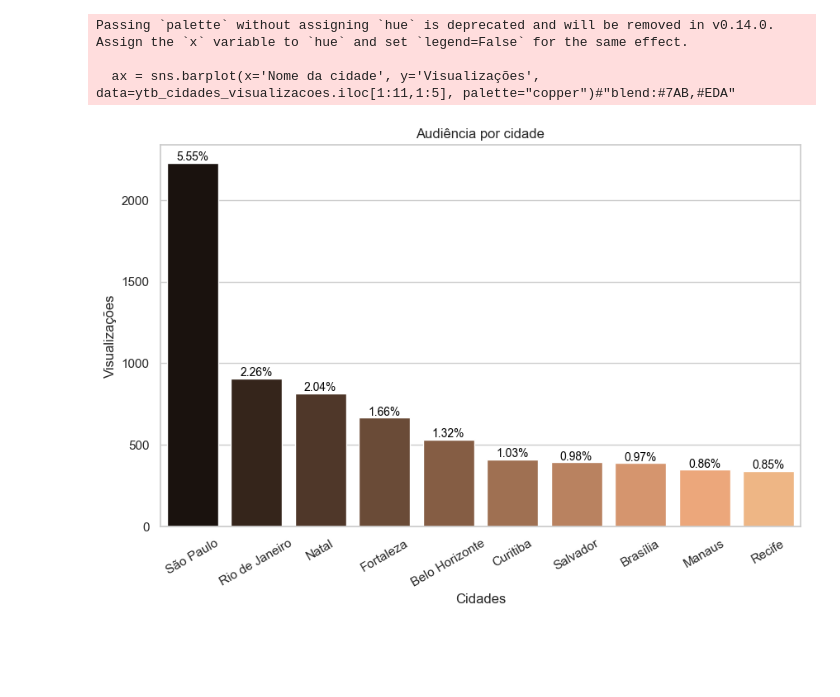
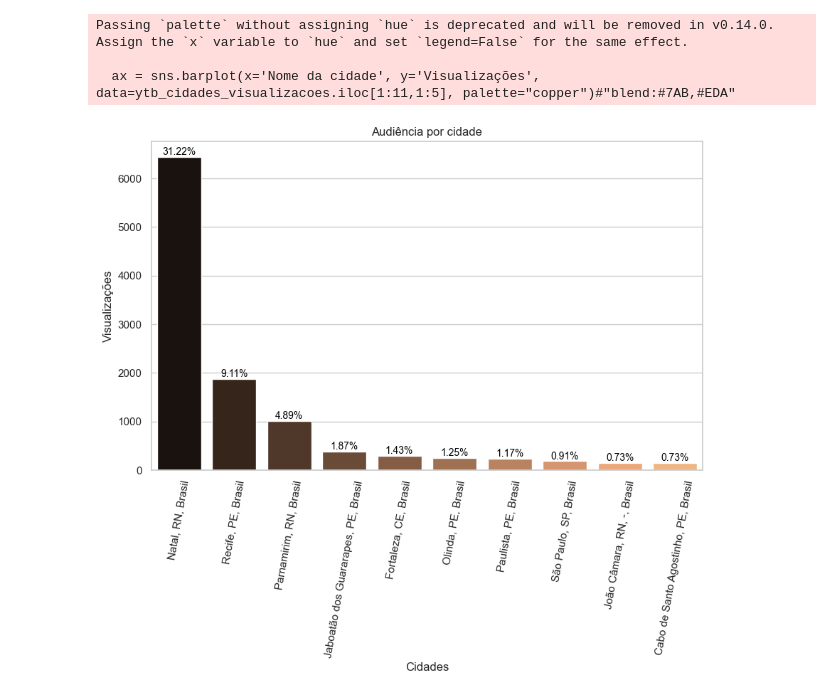
Before and after one commit to alisson002/Relat-rios-TN-e-JPN_Python, a Jupyter notebook: semanal/jpn/JPNgraficosPythonSemanal.ipynb, the cells around one changed output. Cells and saved outputs as stored; diff of their text form; code cells hidden in the pictures; blank space fills up the shorter version.

```diff
--- a/semanal/jpn/JPNgraficosPythonSemanal.ipynb
+++ b/semanal/jpn/JPNgraficosPythonSemanal.ipynb
@@ -22,16 +23,16 @@ Ações: Exportar (dropdown) >>> Exportar como csv
 
 
 
-idade = pd.read_csv(fr"C:\Users\{path_aliss}\Documents\Repositórios\csv\JPN\Público.csv", skiprows= 13, encoding='utf-16')
+idade = pd.read_csv(fr"C:\Users\{path_aliss}\Documents\Repositórios\csv\JPNsemanal\Público.csv", skiprows= 13, encoding='utf-16')
 
-idade3 = pd.read_csv(fr"C:\Users\{path_aliss}\Documents\Repositórios\csv\JPN\Público.csv", skiprows= 13, encoding='utf-16')
+idade3 = pd.read_csv(fr"C:\Users\{path_aliss}\Documents\Repositórios\csv\JPNsemanal\Público.csv", skiprows= 13, encoding='utf-16')
 
 idadeIG = idade3.iloc[0:6]
 
 idade['m_ig'] = idadeIG['Mulheres'].apply(lambda x: x.split('%')[-2].replace(',', '.')).astype('float')
 idade['h_ig'] = idadeIG['Homens'].apply(lambda x: x.split('%')[-2].replace(',', '.')).astype('float')
 
-followersIG = pd.read_csv(fr"C:\Users\{path_aliss}\Documents\Repositórios\csv\JPN\Público.csv", skiprows= 5, encoding='utf-16', delimiter=';')
+followersIG = pd.read_csv(fr"C:\Users\{path_aliss}\Documents\Repositórios\csv\JPNsemanal\Público.csv", skiprows= 5, encoding='utf-16', delimiter=';')
 
 IG_followers = followersIG[1:2]
 
@@ -93,13 +94,13 @@ CAMINHO: Insights (barra lateral) >>> Público (menu lateral) >>>
 
 Ações: Exportar (dropdown) >>> Exportar como csv
 '''
-cidadesIG = pd.read_csv(fr"C:\Users\{path_aliss}\Documents\Repositórios\csv\JPN\Público.csv", skiprows=25, encoding='utf-16')
+cidadesIG = pd.read_csv(fr"C:\Users\{path_aliss}\Documents\Repositórios\csv\JPNsemanal\Público.csv", skiprows=25, encoding='utf-16')
 
 cidadesIG = cidadesIG.iloc[0:5]
 
 cidadesIG['Valor'] = cidadesIG['Valor'].apply(lambda x: x.split('%')[-2].replace(',', '.')).astype('float')
 
-followersIG = pd.read_csv(fr"C:\Users\{path_aliss}\Documents\Repositórios\csv\JPN\Público.csv", skiprows= 5, encoding='utf-16', delimiter=';')
+followersIG = pd.read_csv(fr"C:\Users\{path_aliss}\Documents\Repositórios\csv\JPNsemanal\Público.csv", skiprows= 5, encoding='utf-16', delimiter=';')
 
 IG_followers = followersIG[1:2]
 
@@ -517,9 +517,9 @@ Ações: Idade do espectador (menu de linha) >>> icone de download* (Exportar a
 
 '''
 
-ytb_idade_visualizações = pd.read_csv(fr'C:\Users\{path_aliss}\Documents\Repositórios\csv\TNsemanal\idadeytb.csv')
+ytb_idade_visualizações = pd.read_csv(fr'C:\Users\{path_aliss}\Documents\Repositórios\csv\JPNsemanal\idadeytb.csv')
 
-ytb_idade_visualizações['Visualizações (%)'] = ytb_idade_visualizações['Visualizações (%)'].str.replace(',','.').astype(float)
+# ytb_idade_visualizações['Visualizações (%)'] = ytb_idade_visualizações['Visualizações (%)'].str.replace(',','.').astype(float)
 # Configurar o estilo seaborn
 sns.set(style="whitegrid")
 
@@ -565,8 +565,8 @@ Ações: Idade do espectador (menu de linha) >>> icone de download* (Exportar a
 
 '''
 
-ytb_idade_horas = pd.read_csv(fr'C:\Users\{path_aliss}\Documents\Repositórios\csv\TNsemanal\idadeytb.csv')
-ytb_idade_horas['Tempo de exibição (horas) (%)'] = ytb_idade_horas['Tempo de exibição (horas) (%)'].str.replace(',','.').astype(float)
+ytb_idade_horas = pd.read_csv(fr'C:\Users\{path_aliss}\Documents\Repositórios\csv\JPNsemanal\idadeytb.csv')
+# ytb_idade_horas['Tempo de exibição (horas) (%)'] = ytb_idade_horas['Tempo de exibição (horas) (%)'].str.replace(',','.').astype(float)
 # Configurar o estilo seaborn
 sns.set(style="whitegrid")
 
@@ -646,7 +646,7 @@ Ações: Cidades (menu de linha) >>> icone de download* (Exportar a visualizaç
 
 '''
 
-ytb_cidades_visualizacoes = pd.read_csv(fr'C:\Users\{path_aliss}\Documents\Repositórios\csv\TNsemanal\cidadesytb.csv')
+ytb_cidades_visualizacoes = pd.read_csv(fr'C:\Users\{path_aliss}\Documents\Repositórios\csv\JPNsemanal\cidadesytb.csv')
 
 # Configurar o estilo seaborn
 sns.set(style="whitegrid")
@@ -655,35 +655,37 @@ sns.set(style="whitegrid")
 plt.figure(figsize=(10, 6))
 ax = sns.barplot(x='Nome da cidade', y='Visualizações', data=ytb_cidades_visualizacoes.iloc[1:11,1:5], palette="copper")#"blend:#7AB,#EDA"
 
 total_visualizacoes_cidades = ytb_cidades_visualizacoes.iloc[0,:]['Visualizações']
 
 
 # Adicionar rótulos diretamente acima de cada barra
 for p in ax.patches:
     ax.annotate(f'{(p.get_height()/total_visualizacoes_cidades)*100:,.2f}%', (p.get_x() + p.get_width() / 2., p.get_height()),
                 ha='center', va='center', fontsize=10, color='black', xytext=(0, 5),
                 textcoords='offset points')
 
 # Adicionar rótulos e título
 plt.xlabel('Cidades')
 plt.ylabel('Visualizações')
 plt.title('Audiência por cidade')
 
 # Ajustar os rótulos do eixo Y para valores correspondentes
 #plt.yticks(range(0, max(visualizacoes)+100000, 200000))
 
 # Desativar a notação científica no eixo Y
 plt.ticklabel_format(axis='y', style='plain')
 
-plt.xticks(rotation=30)
+plt.xticks(rotation=80)
+# plt.xticks(range(len(ytb_cidades_visualizacoes.iloc[1:11, 1])), ytb_cidades_visualizacoes.iloc[1:11, 1], rotation=30)
+
 
 # Mostrar o gráfico
 plt.show()
 # %% [output]
 Passing `palette` without assigning `hue` is deprecated and will be removed in v0.14.0. Assign the `x` variable to `hue` and set `legend=False` for the same effect.
 
   ax = sns.barplot(x='Nome da cidade', y='Visualizações', data=ytb_cidades_visualizacoes.iloc[1:11,1:5], palette="copper")#"blend:#7AB,#EDA"
-[figure, old version]
+[figure, new version]
 # %%
 '''
 LINK: https://www.youtube.com
```
Also changed, not shown: parts of 17 cells of this notebook, 2 other files.
